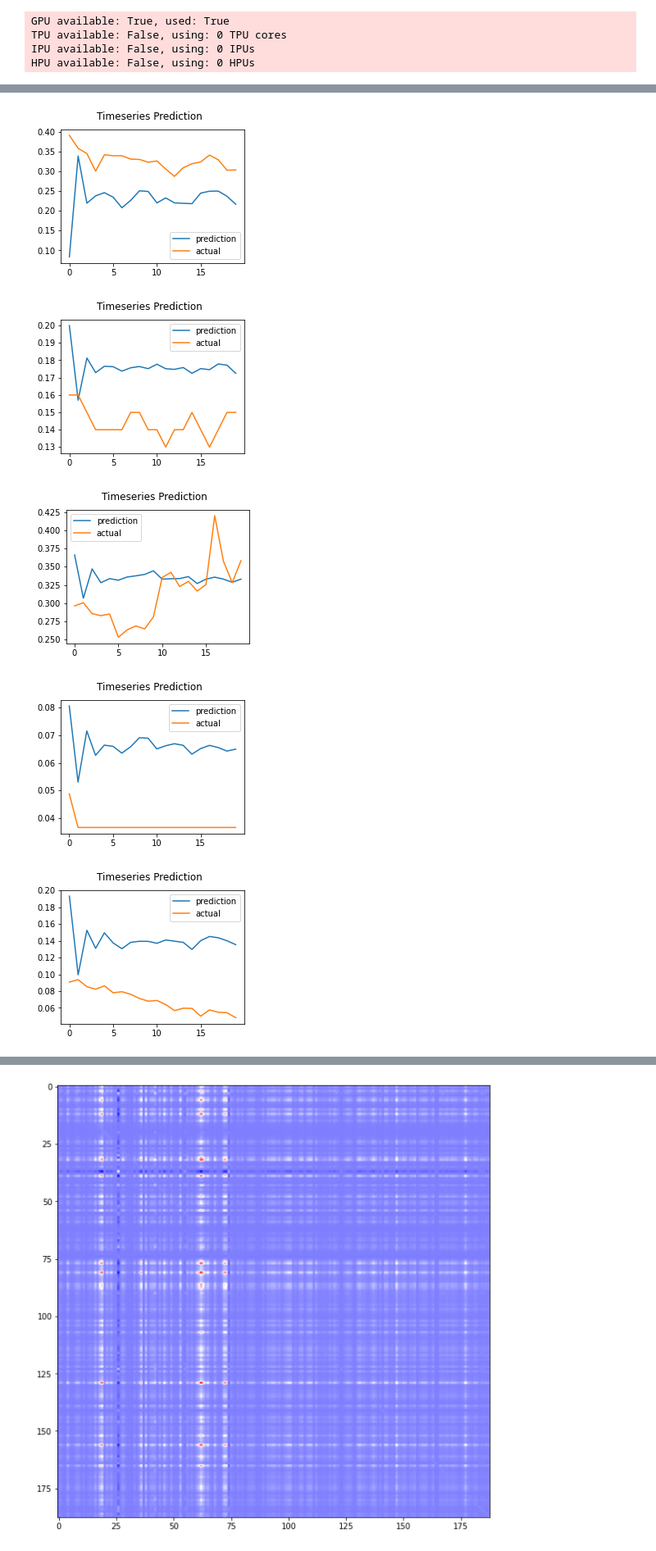
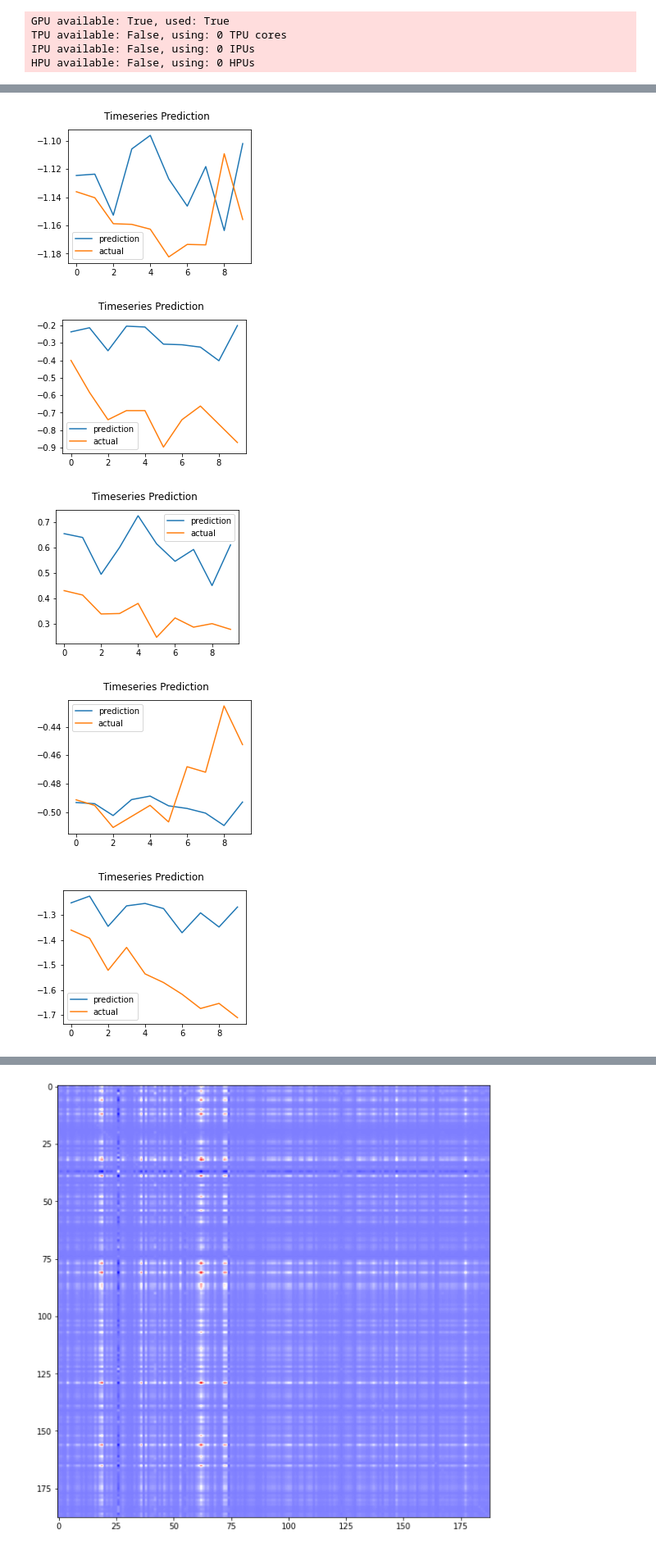
Before and after one commit to ai-practice-course/course-material, a Jupyter notebook: notebooks/PyTorchForecasting-DeepAR.ipynb, the cells around one changed output, grey strips where cells are left out. Shown at 82% size. Cells and saved outputs as stored; diff of their text form; code cells hidden in the pictures.

```diff
--- a/notebooks/PyTorchForecasting-DeepAR.ipynb
+++ b/notebooks/PyTorchForecasting-DeepAR.ipynb
@@ -237,3 +199,8 @@ i = 190, key = USDT-XRP
+# %%
+scaled_volume = gn.fit_transform(res_data['candle_acc_trade_volume'], res_data, return_norm = True)
+# %%
+res_data['trade_price'] = scaled_trade_price[0]
+res_data['candle_acc_trade_volume'] = scaled_volume[0]
 # %%
 res_data.dropna(inplace = True)
 # %%
@@ -344,8 +305,8 @@ suggested learning rate: 3.548133892335755e-05
 # %%
 net = DeepAR.from_dataset(
     training,
-    learning_rate = 9e-03,
-    hidden_size = 200,
+    learning_rate = 9e-05,
+    hidden_size = 100,
     rnn_layers = 4,
    loss = MultivariateNormalDistributionLoss()
 )
@@ -412,4 +378,4 @@ val_dataloader = validation.to_dataloader(
     train=False, batch_size=batch_size, num_workers=0
 )
 # %%
-raw_predictions, x = net.predict(val_dataloader, return_x=True, n_samples=100)
+predictions, _ = net.predict(val_dataloader, return_x=True, n_samples=100)
@@ -424,7 +390,7 @@ torch.Size([188, 20])
 # %%
-for i in np.arange(40, 50):
+for i in np.arange(20, 30):
     plt.figure(figsize=(4, 3))
-    plt.plot(raw_predictions[i], label='prediction')
+    plt.plot(predictions[i], label='prediction')
     plt.plot(actuals[i], label='actual')
     plt.suptitle('Timeseries Prediction')
     plt.legend()
@@ -436,5 +402,5 @@ for i in np.arange(40, 50):
-[figure, old version]
+[figure, new version]
-[figure, old version]
+[figure, new version]
-[figure, old version]
+[figure, new version]
-[figure, old version]
+[figure, new version]
-[figure, old version]
+[figure, new version]
```
Also changed, not shown: parts of 20 cells of this notebook.
